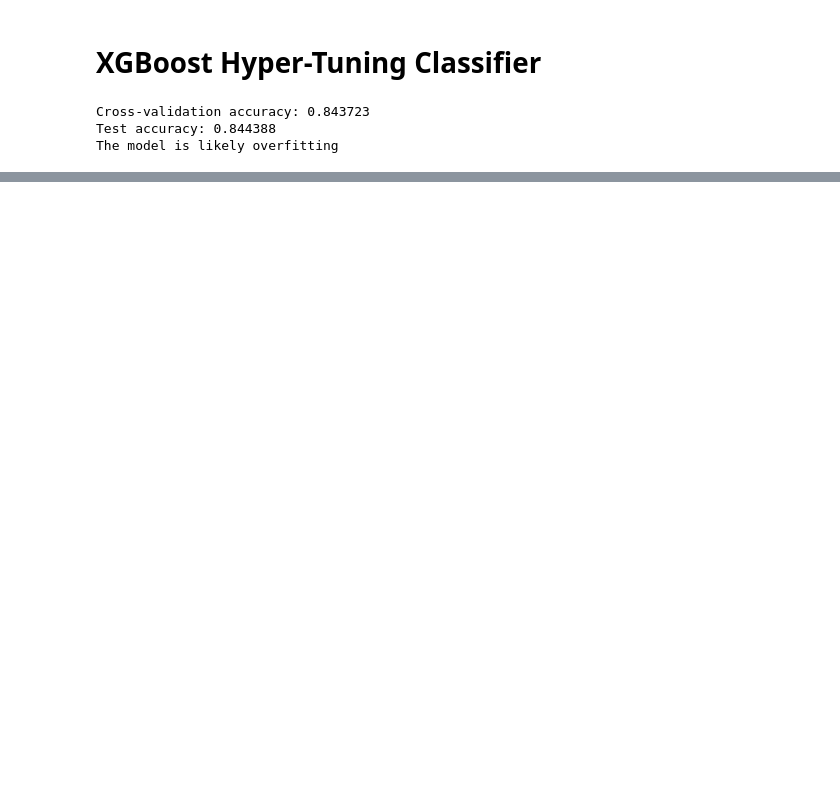
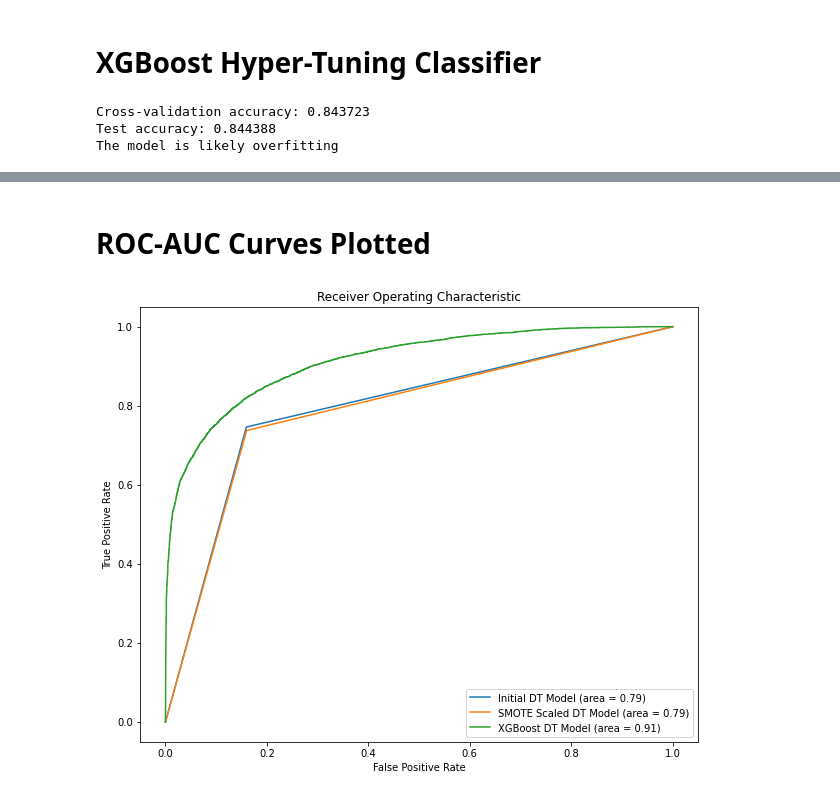
Before and after one commit to ScottyDebuggin/Water-Pumps-Predictive-Classifier, a Jupyter notebook: Predictive_Classifiers.ipynb, the cells around one changed output, grey strips where cells are left out. Cells and saved outputs as stored; diff of their text form; code cells hidden in the pictures; blank space fills up the shorter version.

```diff
--- a/Predictive_Classifiers.ipynb
+++ b/Predictive_Classifiers.ipynb
@@ -321,0 +331,21 @@ plt.show()
+# %%
+preds_test_prob = my_pipeline.predict_proba(X_test)
+fpr, tpr, _ = roc_curve(y_test, preds_test_prob[:, 1])
+roc_auc = auc(fpr, tpr)
+model_name = "XGBoost DT Model"
+
+roc_curves.append((fpr, tpr, roc_auc, model_name))
+# %% [markdown]
+# ROC-AUC Curves Plotted
+# %%
+# Plot ROC curve results of all 3 models
+plt.figure(figsize=(10,8))
+for fpr, tpr, roc_auc, model_name in roc_curves:
+    plt.plot(fpr, tpr, label=f'{model_name} (area = {roc_auc:.2f})')
+plt.xlabel('False Positive Rate')
+plt.ylabel('True Positive Rate')
+plt.title('Receiver Operating Characteristic')
+plt.legend(loc='lower right')
+plt.show()
+# %% [output]
+[figure, added]
```
Also changed, not shown: parts of 7 cells of this notebook, 2 other files.
